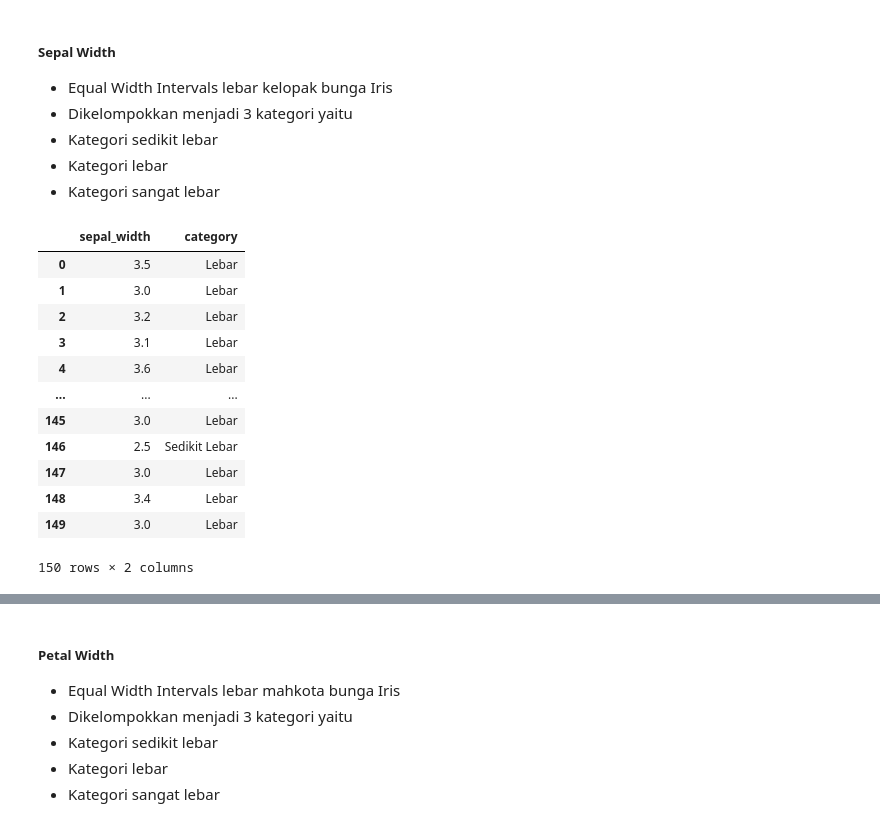
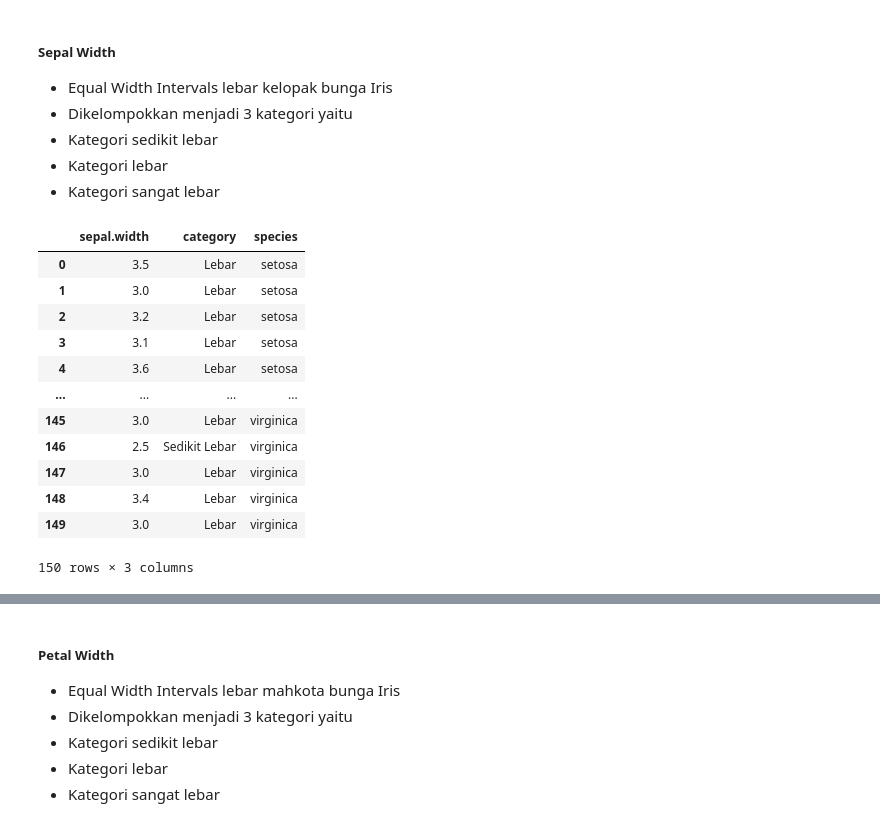
Before and after one commit to akhmadamanulloh/datamining, a Jupyter notebook: _sources/Tugas2.ipynb, the cells around one changed output, grey strips where cells are left out. Saved outputs shown, nothing was run; the diff lists cells and outputs as text; code cells hidden in the pictures.

```diff
--- a/_sources/Tugas2.ipynb
+++ b/_sources/Tugas2.ipynb
@@ -58,6 +58,7 @@ panjang_sepal = data["sepal_length"]
 lebar_sepal = data["sepal_width"]
 panjang_petal = data["petal_length"]
 lebar_petal = data["petal_width"]
+spesies=data["species"]
 # %% [markdown]
 ## Proses diskritisasi dengan equal width dan equal frequency
 # %% [markdown]
@@ -115,24 +116,24 @@ jumlahdata_interval_lebarsepal_ew = pd.cut(lebar_sepal, jumlah_kategori, True).v
 # %%
 # dataframe dari sepal.widht beserta kategorinya
 # concat untuk menggabungkan beberapa kolom
-df_lebarsepal_ew=pd.DataFrame(pd.concat((lebar_sepal, data_lebarsepal_ew), axis = 1))
+df_lebarsepal_ew=pd.DataFrame(pd.concat((lebar_sepal, data_lebarsepal_ew,spesies), axis = 1))
 # %%
-df_lebarsepal_ew.columns = ["sepal_width", "category"]
+df_lebarsepal_ew.columns = ["sepal.width", "category","species"]
 df_lebarsepal_ew
 # %% [output]
-|  | sepal_width | category |
-| 0 | 3.5 | Lebar |
-| 1 | 3.0 | Lebar |
-| 2 | 3.2 | Lebar |
-| 3 | 3.1 | Lebar |
-| 4 | 3.6 | Lebar |
-| ... | ... | ... |
-| 145 | 3.0 | Lebar |
-| 146 | 2.5 | Sedikit Lebar |
-| 147 | 3.0 | Lebar |
-| 148 | 3.4 | Lebar |
-| 149 | 3.0 | Lebar |
+|  | sepal.width | category | species |
+| 0 | 3.5 | Lebar | setosa |
+| 1 | 3.0 | Lebar | setosa |
+| 2 | 3.2 | Lebar | setosa |
+| 3 | 3.1 | Lebar | setosa |
+| 4 | 3.6 | Lebar | setosa |
+| ... | ... | ... | ... |
+| 145 | 3.0 | Lebar | virginica |
+| 146 | 2.5 | Sedikit Lebar | virginica |
+| 147 | 3.0 | Lebar | virginica |
+| 148 | 3.4 | Lebar | virginica |
+| 149 | 3.0 | Lebar | virginica |
-150 rows × 2 columns
+150 rows × 3 columns
 # %%
 #jumlah data sepal.width berdasarkan kategori
 jumlahdata_kategori_lebarsepal_ew
```
Also changed, not shown: parts of 28 cells of this notebook, 2 other files.
